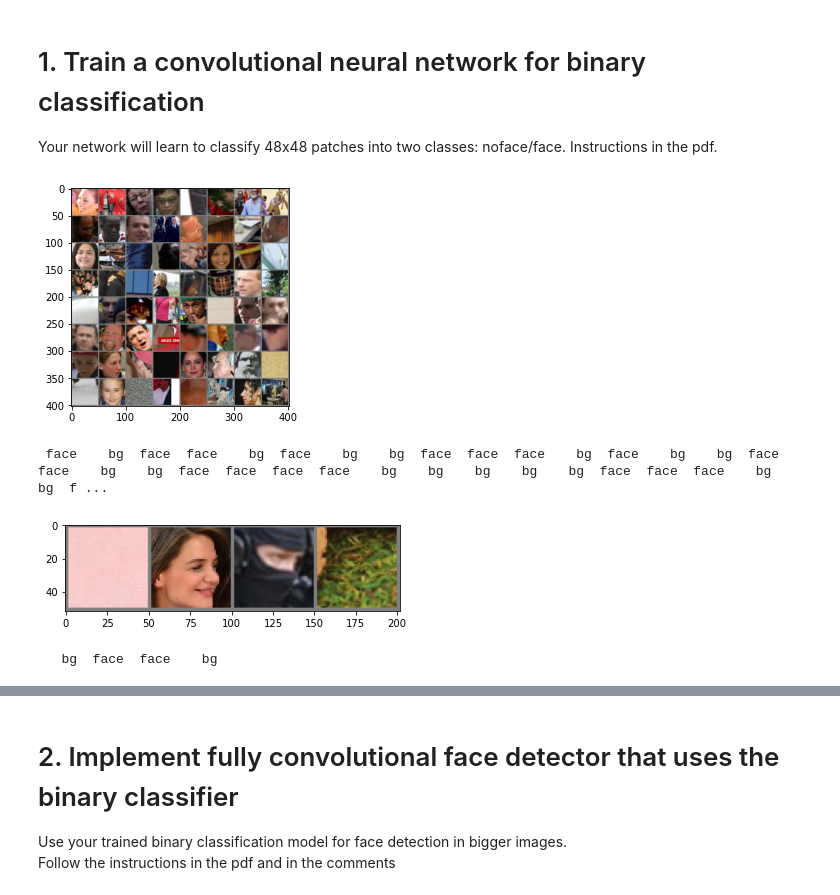
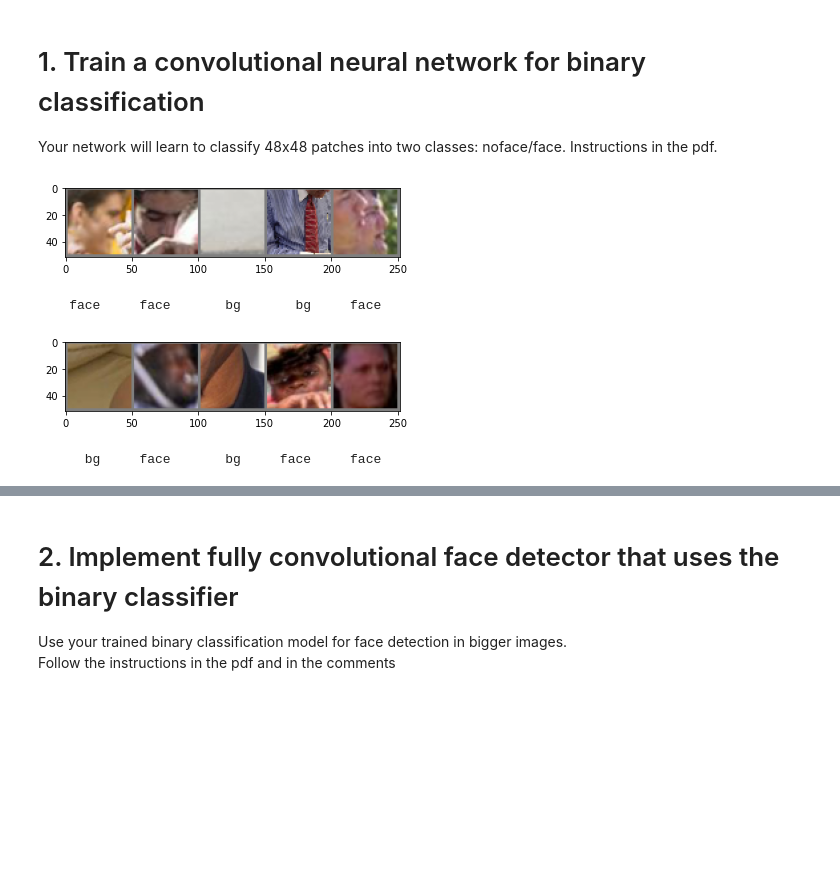
Before and after one commit to nibill/BME-AdvancedTopicsInMachineLearning, a Jupyter notebook: Assignments/Assignment2/BucheggerAssignment2.ipynb, the cells around one changed output, grey strips where cells are left out. Cells and saved outputs as stored; diff of their text form; code cells hidden in the pictures; blank space fills up the shorter version.

```diff
--- a/Assignments/Assignment2/BucheggerAssignment2.ipynb
+++ b/Assignments/Assignment2/BucheggerAssignment2.ipynb
@@ -47,30 +47,31 @@ def imshow(img):
     npimg = img.numpy()
     plt.imshow(np.transpose(npimg, (1, 2, 0)))
     plt.show()
-
-
-# get some random training images
-dataiter = iter(train_loader)
-images, labels = dataiter.next()
-
-# show images
-imshow(torchvision.utils.make_grid(images))
-
-# print labels
-print(' '.join('%5s' % classes[labels[j]] for j in range(batch_size)))
-# %% [output]
-[figure, removed]
- face    bg  face  face    bg  face    bg    bg  face  face  face    bg  face    bg    bg  face  face    bg    bg  face  face  face  face    bg    bg    bg    bg    bg  face  face  face    bg    bg  f ...
+# %%
+# get some random training images
+show_train_loader = torch.utils.data.DataLoader(train_dataset, batch_size=5, shuffle=True)
+dataiter = iter(show_train_loader)
+images, labels = next(dataiter)
+
+# show images
+imshow(torchvision.utils.make_grid(images))
+
+# print labels
+print(' '.join('%8s' % classes[labels[j]] for j in range(5)))
+# %% [output]
+[figure, added]
+    face     face       bg       bg     face
 # %%
 # get some random validation images
-dataiter = iter(val_loader)
+show_val_loader = torch.utils.data.DataLoader(val_dataset, batch_size=5, shuffle=True)
+dataiter = iter(show_val_loader)
 images, labels = dataiter.next()
 
 # show images
 imshow(torchvision.utils.make_grid(images))
 # print labels
-print(' '.join('%5s' % classes[labels[j]] for j in range(batch_size)))
+print(' '.join('%8s' % classes[labels[j]] for j in range(5)))
 # %% [output]
-[figure, old version]
+[figure, new version]
-   bg  face  face    bg
+      bg     face       bg     face     face
 # %%
```
Also changed, not shown: parts of 5 cells of this notebook, 3 other files.
